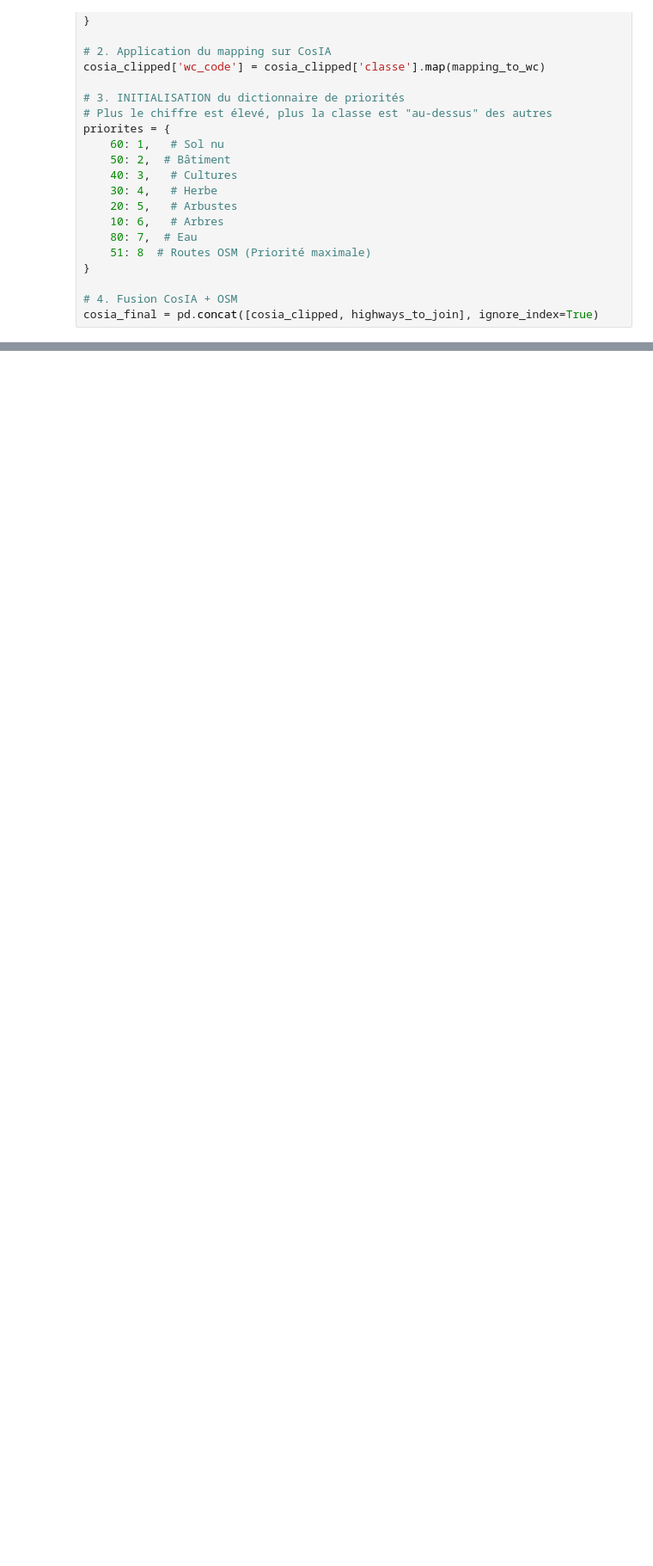
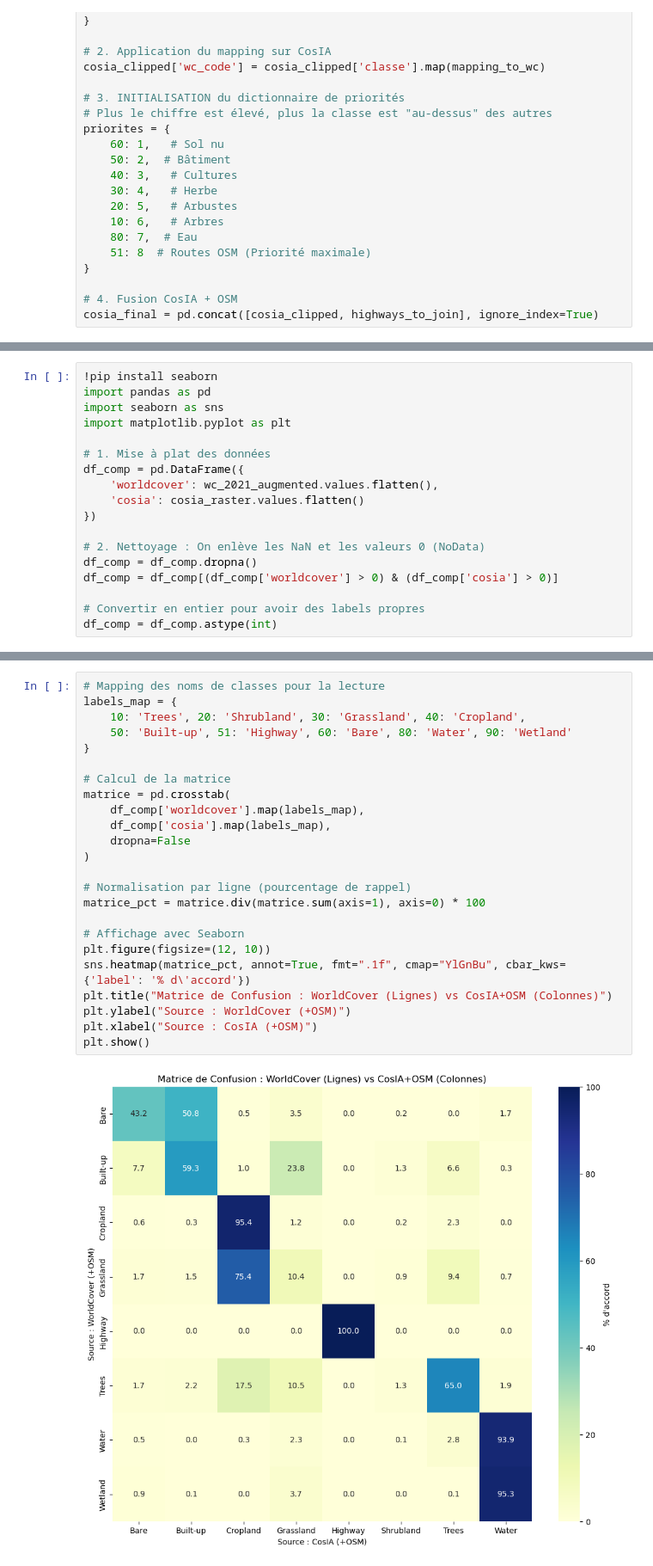
Before and after one commit to marion-billy/urbiverde_ivb, a Jupyter notebook: tutos/test_extract.ipynb, the cells around one changed output, grey strips where cells are left out. Shown at 86% size. Cells and saved outputs as stored; diff of their text form; blank space fills up the shorter version.

```diff
--- a/tutos/test_extract.ipynb
+++ b/tutos/test_extract.ipynb
@@ -270,0 +271,18 @@ plt.show()
+# %%
+!pip install seaborn
+import pandas as pd
+import seaborn as sns
+import matplotlib.pyplot as plt
+
+# 1. Mise à plat des données
+df_comp = pd.DataFrame({
+    'worldcover': wc_2021_augmented.values.flatten(),
+    'cosia': cosia_raster.values.flatten()
+})
+
+# 2. Nettoyage : On enlève les NaN et les valeurs 0 (NoData)
+df_comp = df_comp.dropna()
+df_comp = df_comp[(df_comp['worldcover'] > 0) & (df_comp['cosia'] > 0)]
+
+# Convertir en entier pour avoir des labels propres
+df_comp = df_comp.astype(int)
@@ -270,0 +310,26 @@ plt.show()
+# %%
+# Mapping des noms de classes pour la lecture
+labels_map = {
+    10: 'Trees', 20: 'Shrubland', 30: 'Grassland', 40: 'Cropland',
+    50: 'Built-up', 51: 'Highway', 60: 'Bare', 80: 'Water', 90: 'Wetland'
+}
+
+# Calcul de la matrice
+matrice = pd.crosstab(
+    df_comp['worldcover'].map(labels_map),
+    df_comp['cosia'].map(labels_map),
+    dropna=False
+)
+
+# Normalisation par ligne (pourcentage de rappel)
+matrice_pct = matrice.div(matrice.sum(axis=1), axis=0) * 100
+
+# Affichage avec Seaborn
+plt.figure(figsize=(12, 10))
+sns.heatmap(matrice_pct, annot=True, fmt=".1f", cmap="YlGnBu", cbar_kws={'label': '% d\'accord'})
+plt.title("Matrice de Confusion : WorldCover (Lignes) vs CosIA+OSM (Colonnes)")
+plt.ylabel("Source : WorldCover (+OSM)")
+plt.xlabel("Source : CosIA (+OSM)")
+plt.show()
+# %% [output]
+[figure, added]
```
Also changed, not shown: parts of 8 cells of this notebook.
